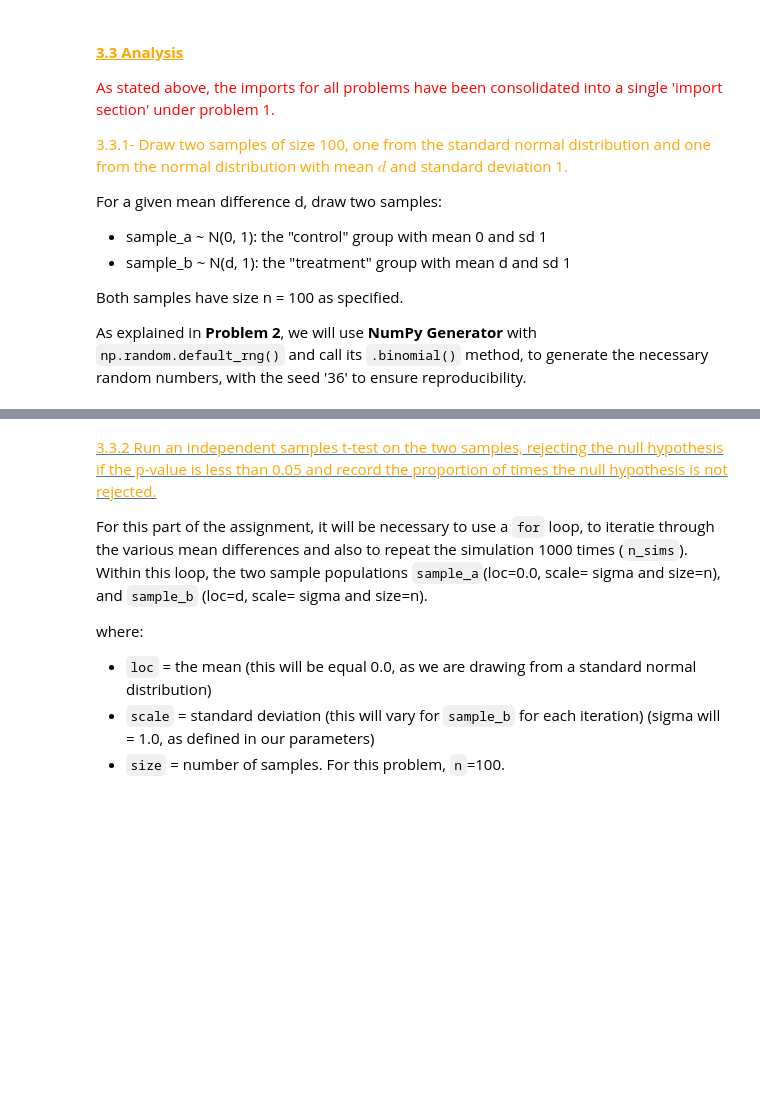
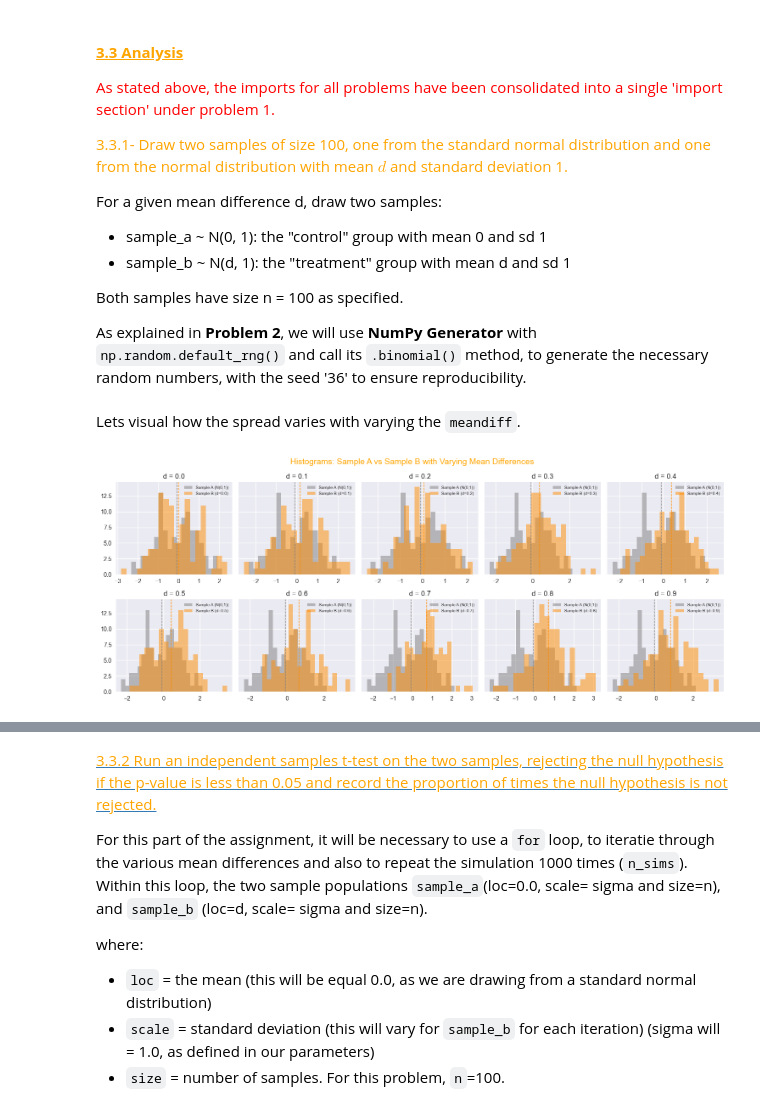
Before and after one commit to Laura6826/applied-statistics-8651, a Jupyter notebook: problems.ipynb, the cells around one changed output, grey strips where cells are left out. Drawn from its saved outputs; the diff is of its cells as text; code cells hidden in the pictures; blank space fills up the shorter version.

```diff
--- a/problems.ipynb
+++ b/problems.ipynb
@@ -959,3 +959,34 @@ sigma = 1.0                         # known population SD for both groups
 mean_diffs = np.arange(0, 1.1, 0.1) # effect sizes to test (mu2 - mu1)
 n_sims = 1000                       # number of repetitions
 alpha = 0.05                        # significance level for the test
+# %% [markdown]
+Lets visual how the spread varies with varying the ``meandiff``.
+# %%
+# Generate one fixed sample_a
+sample_a = rng.normal(loc=0.0, scale=sigma, size=n)
+
+# Generate sample_b for each mean difference
+samples_b = [rng.normal(loc=d, scale=sigma, size=n) for d in mean_diffs]
+
+# Plot histograms side by side
+fig, axes = plt.subplots(2, 5, figsize=(15,6), sharey=True)
+
+for ax, d, sample_b in zip(axes.flatten(), mean_diffs, samples_b):
+    # Histogram for Sample A (fixed)
+    ax.hist(sample_a, bins=20, alpha=0.5, color='grey', label='Sample A (N(0,1))')
+
+    # Histogram for Sample B (shifted mean)
+    ax.hist(sample_b, bins=20, alpha=0.5, color='darkorange', label=f'Sample B (d={d:.1f})')
+
+    # Add mean lines for clarity
+    ax.axvline(sample_a.mean(), color='grey', linestyle='--', linewidth=1)
+    ax.axvline(sample_b.mean(), color='darkorange', linestyle='--', linewidth=1)
+
+    ax.set_title(f"d = {d:.1f}")
+    ax.legend(fontsize=7)
+
+plt.suptitle("Histograms: Sample A vs Sample B with Varying Mean Differences", fontsize=14, color='orange')
+plt.tight_layout()
+plt.show()
+# %% [output]
+[figure, added]
```
Also changed, not shown: parts of 8 cells of this notebook, 1 other file.
